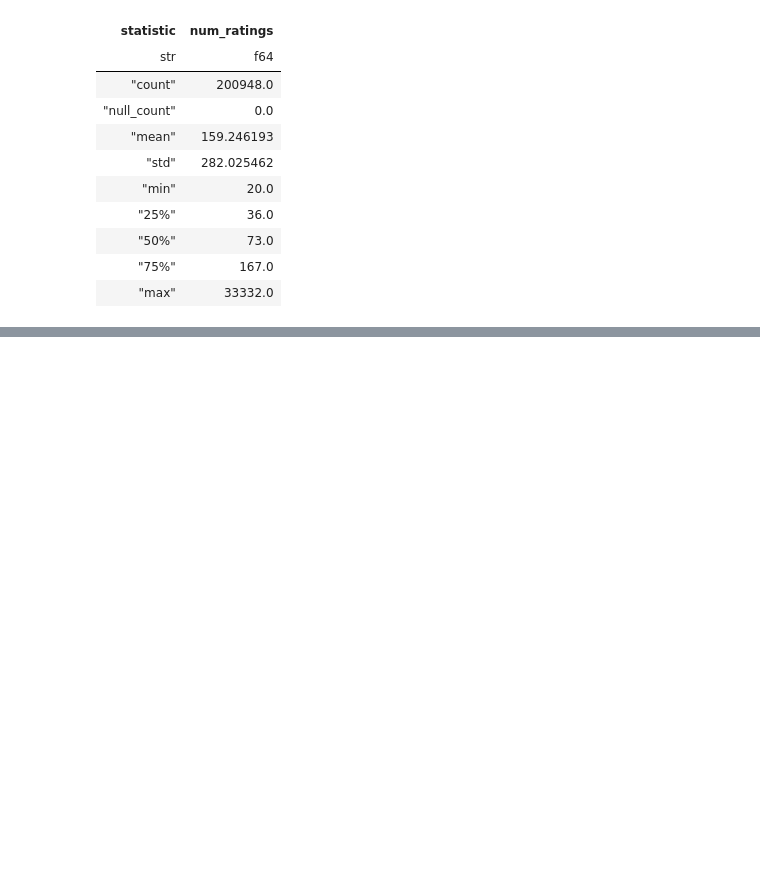
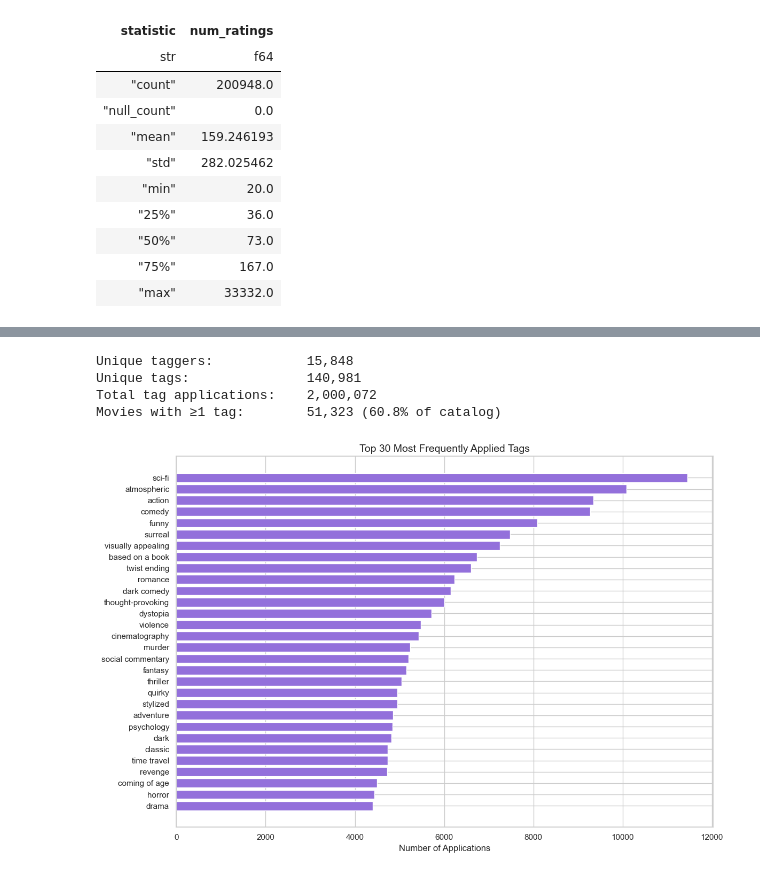
Before and after one commit to bouhlet0/movie-lens-recommender, a Jupyter notebook: EDA.ipynb, the cells around one changed output, grey strips where cells are left out. Cells and saved outputs as stored; diff of their text form; code cells hidden in the pictures; blank space fills up the shorter version.

```diff
--- a/EDA.ipynb
+++ b/EDA.ipynb
@@ -278,0 +484,41 @@ plt.show()
+# %%
+tag_stats = (
+    tags_lf
+    .select([
+        pl.col("userId").n_unique().alias("unique_taggers"),
+        pl.col("movieId").n_unique().alias("tagged_movies"),
+        pl.col("tag").n_unique().alias("unique_tags"),
+        pl.len().alias("total_tag_applications")
+    ])
+    .collect()
+)
+
+tagged_coverage = tag_stats["tagged_movies"][0] / n_movies
+print(f"Unique taggers:            {tag_stats['unique_taggers'][0]:,}")
+print(f"Unique tags:               {tag_stats['unique_tags'][0]:,}")
+print(f"Total tag applications:    {tag_stats['total_tag_applications'][0]:,}")
+print(f"Movies with ≥1 tag:        {tag_stats['tagged_movies'][0]:,} ({tagged_coverage:.1%} of catalog)")
+# %% [output]
+Unique taggers:            15,848
+Unique tags:               140,981
+Total tag applications:    2,000,072
+Movies with ≥1 tag:        51,323 (60.8% of catalog)
+# %%
+top_tags = (
+    tags_lf
+    .with_columns(pl.col("tag").str.to_lowercase().str.strip_chars())
+    .group_by("tag")
+    .agg(pl.len().alias("count"))
+    .sort("count", descending=True)
+    .head(30)
+    .collect()
+)
+
+plt.figure(figsize=(12, 8))
+plt.barh(top_tags["tag"].to_list()[::-1], top_tags["count"].to_list()[::-1], color="mediumpurple")
+plt.title("Top 30 Most Frequently Applied Tags", fontsize=14)
+plt.xlabel("Number of Applications", fontsize=12)
+plt.tight_layout()
+plt.show()
+# %% [output]
+[figure, added]
```
Also changed, not shown: parts of 19 cells of this notebook.
